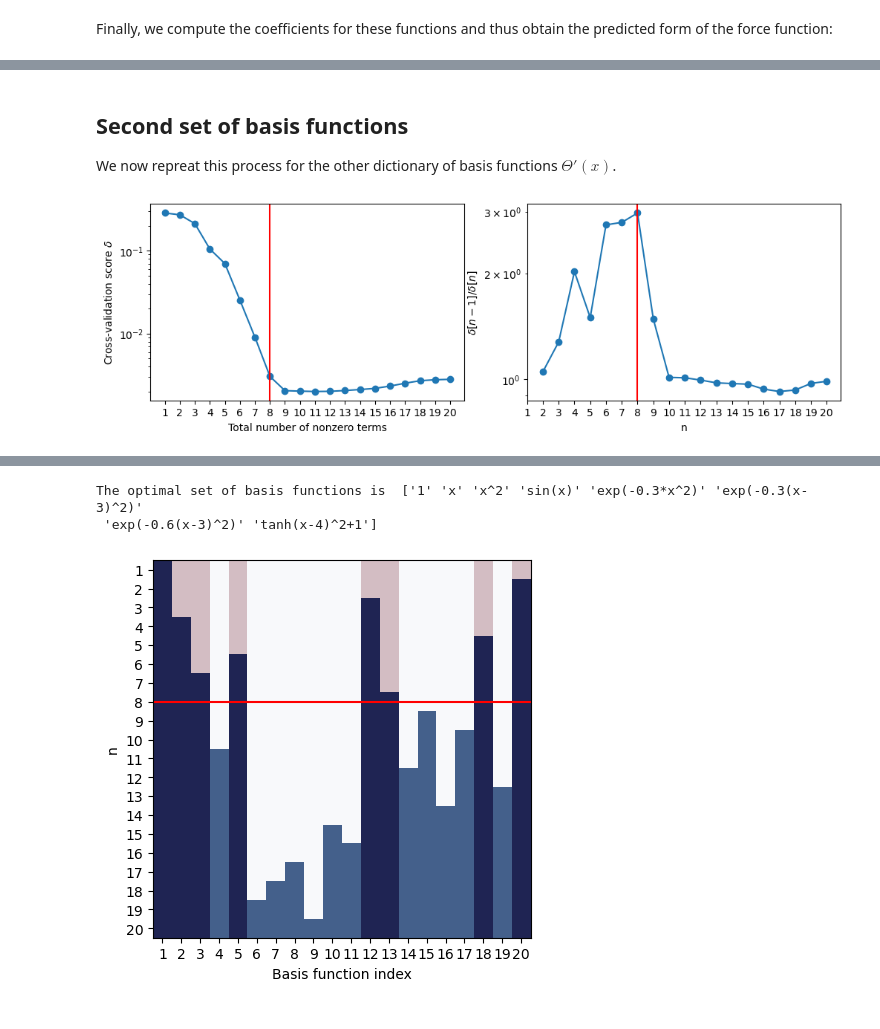
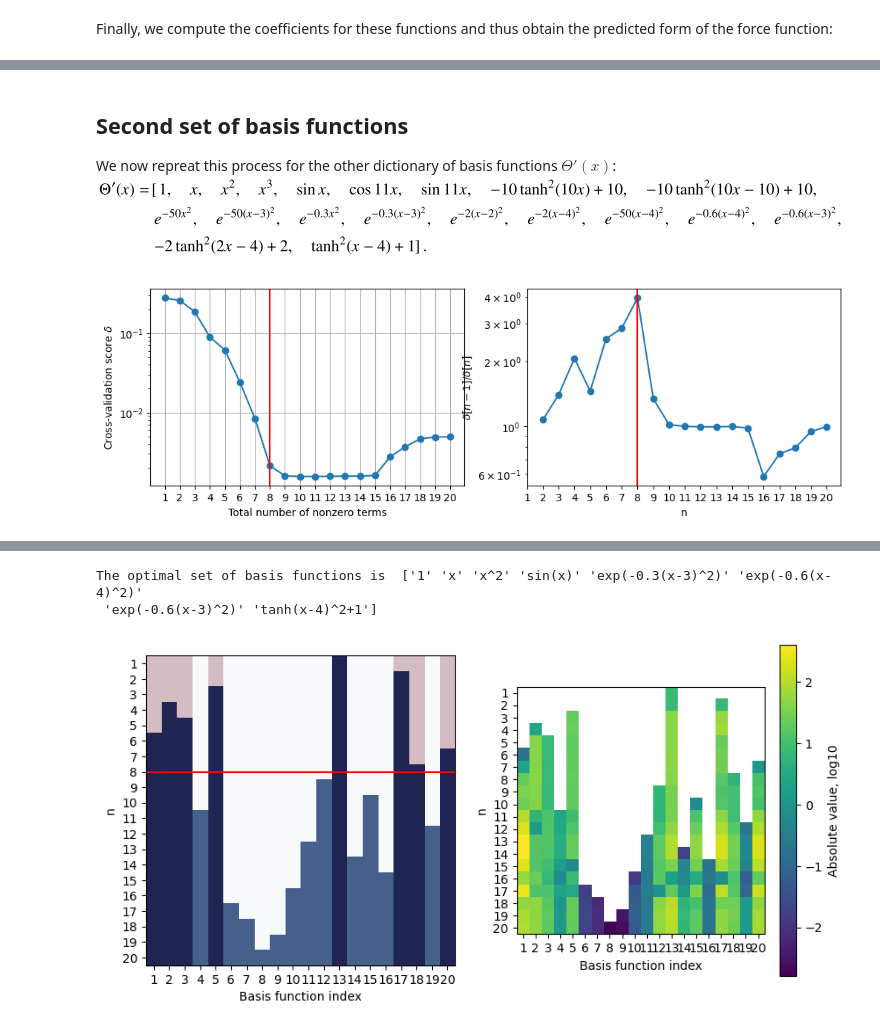
Before and after one commit to tvaivods/stochastic-dynamics-inference, a Jupyter notebook: Example1.ipynb, the cells around one changed output, grey strips where cells are left out. Cells and saved outputs as stored; diff of their text form; code cells hidden in the pictures.

```diff
--- a/Example1.ipynb
+++ b/Example1.ipynb
@@ -225,10 +244,8 @@ where the paper's sparsity progress matrix is presented as
 # %% [markdown]
 Finally, we compute the coefficients for these functions and thus obtain the predicted form of the force function:
 # %%
-c, _ = SSR(np.matmul(W,X_binned), np.matmul(W,Y_binned), opt_fns_mask.reshape(-1,1))
-
-c_opt = c.squeeze()[opt_fns_mask]
-print('Prediction: F(x) = ', str(c_opt)+' *',np.array(basis1.get_feature_names("x"))[opt_fns_mask])
+c_opt = coeffs.squeeze()[opt_n-1, opt_fns_mask]
+print('Prediction: F(x) = ', str(c_opt.T)+' *',np.array(basis1.get_feature_names("x"))[opt_fns_mask])
 
 plt.figure(figsize=(8,4), dpi= 100)
 
@@ -237,10 +254,14 @@ plt.plot(x,F(x), 'k')
 F_pred = np.zeros_like(x)
 for i in range(opt_n):
     F_pred += c_opt[i]*np.array(basis1_fns)[opt_fns_mask][i](x)
-plt.plot(x,F_pred, '--')
+plt.plot(x,F_pred, 'r--')
 
 plt.scatter(x_binned.squeeze(), Y_binned.squeeze(), s = 30*(weights > 0),
-            marker = 'o', facecolor = 'r', alpha = .7)
+            marker = 'o', c = weights, cmap = 'winter', alpha = .7)
+cbar = plt.colorbar()
+cbar.set_label("Point weight")
+
+plt.title("Force function prediction")
 
 plt.show()
 # %% [output]
@@ -249,7 +317,8 @@ Prediction: F(x) =  [  2.98056759 -17.85857474  11.8675056   -1.97392225] * ['1'
 # %% [markdown]
 ## Second set of basis functions
 
-We now repreat this process for the other dictionary of basis functions $\Theta'(x)$.
+We now repreat this process for the other dictionary of basis functions $\Theta'(x)$:
+![image.png](attachment:image.png)
 # %%
 basis2_fns = [
     lambda x : 1,
@@ -311,6 +380,8 @@ errors2 = np.zeros(n_fns)
 for run in range(n_runs):
     errors2 += np.array(CV_score(np.matmul(W,X_binned), np.matmul(W,Y_binned), K=5))**2
 errors = np.sqrt(errors2/n_runs)
+# errors = np.sqrt(errors2)/n_runs
+
 
 error_ratios = errors[:-1]/errors[1:]
 opt_n = np.argmax(error_ratios[:-1]/error_ratios[1:])+2
@@ -323,6 +394,7 @@ axs[0].semilogy(np.arange(1, n_fns * Y_binned.shape[1] + 1, 1), errors, '-o')
 axs[0].set_xlabel("Total number of nonzero terms")
 axs[0].set_ylabel("Cross-validation score $\delta$")
 axs[0].axvline(x=opt_n, color = 'red')
+axs[0].grid(True)
 
 axs[1].semilogy(np.arange(2, n_fns * Y_binned.shape[1] + 1, 1), error_ratios, '-o')
 axs[1].set_xticks(np.arange(1,n_fns+1,1))
@@ -332,36 +404,50 @@ axs[1].axvline(x=opt_n, color = 'red')
 
 plt.show()
 # %% [output]
-[figure, old version]
+[figure, new version]
 # %% [markdown]
 ![image.png](attachment:image.png)
 # %%
-m = survival_matrix(np.matmul(W,X_binned), np.matmul(W,Y_binned))
+coeffs, masks, errors = SSR(np.matmul(W,X_binned), np.matmul(W,Y_binned))
+m = masks.squeeze()
 
 extent = [.5,n_fns+.5,n_fns+.5,.5]
 
-fig = plt.figure(figsize=(5,5), dpi= 100, facecolor='w', edgecolor='k')
-im1 = plt.imshow(m, cmap = 'Blues', extent = extent)
+fig, axs = plt.subplots(1, 2, figsize=(10,5), dpi= 100, facecolor='w', edgecolor='k')
+im1 = axs[0].imshow(m, cmap = 'Blues', extent = extent)
 
 opt_fns_mask = np.array(m[opt_n-1,:], dtype = bool)
 opt_fns = np.array(basis2.get_feature_names("x"))[opt_fns_mask]
 print("The optimal set of basis functions is ", opt_fns)
 
-opt_fns_m = [opt_fns_mask for i in range(n_fns)]
-im2 = plt.imshow(opt_fns_m, cmap = 'Reds', alpha = 0.25, extent = extent)
+opt_fns_m = np.array([opt_fns_mask for i in range(n_fns)])
+im2 = axs[0].imshow(opt_fns_m, cmap = 'Reds', alpha = 0.25, extent = extent)
 
-plt.axhline(y=opt_n, color = 'red')
+axs[0].axhline(y=opt_n, color = 'red')
 
-plt.xticks(np.arange(1,n_fns+1,1))
-plt.yticks(np.arange(1,n_fns+1,1))
-plt.xlabel("Basis function index")
-plt.ylabel("n")
+axs[0].set_xticks(np.arange(1,n_fns+1,1))
+axs[0].set_yticks(np.arange(1,n_fns+1,1))
+axs[0].set_xlabel("Basis function index")
+axs[0].set_ylabel("n")
+
+c = np.abs(coeffs.squeeze())
+c[~m] = None
+c = np.log10(c)
+
+rplot = axs[1].imshow(c, cmap = 'viridis', extent = extent)
+cbar = fig.colorbar(rplot)
+cbar.set_label("Absolute value, log10")
+
+axs[1].set_xticks(np.arange(1,n_fns+1,1))
+axs[1].set_yticks(np.arange(1,n_fns+1,1))
+axs[1].set_xlabel("Basis function index")
+axs[1].set_ylabel("n")
 
 plt.show()
 # %% [output]
-The optimal set of basis functions is  ['1' 'x' 'x^2' 'sin(x)' 'exp(-0.3*x^2)' 'exp(-0.3(x-3)^2)'
+The optimal set of basis functions is  ['1' 'x' 'x^2' 'sin(x)' 'exp(-0.3(x-3)^2)' 'exp(-0.6(x-4)^2)'
  'exp(-0.6(x-3)^2)' 'tanh(x-4)^2+1']
-[figure, old version]
+[figure, new version]
 # %% [markdown]
 ![image.png](attachment:image.png)
 # %%
```
Also changed, not shown: parts of 17 cells of this notebook, 2 other files.
